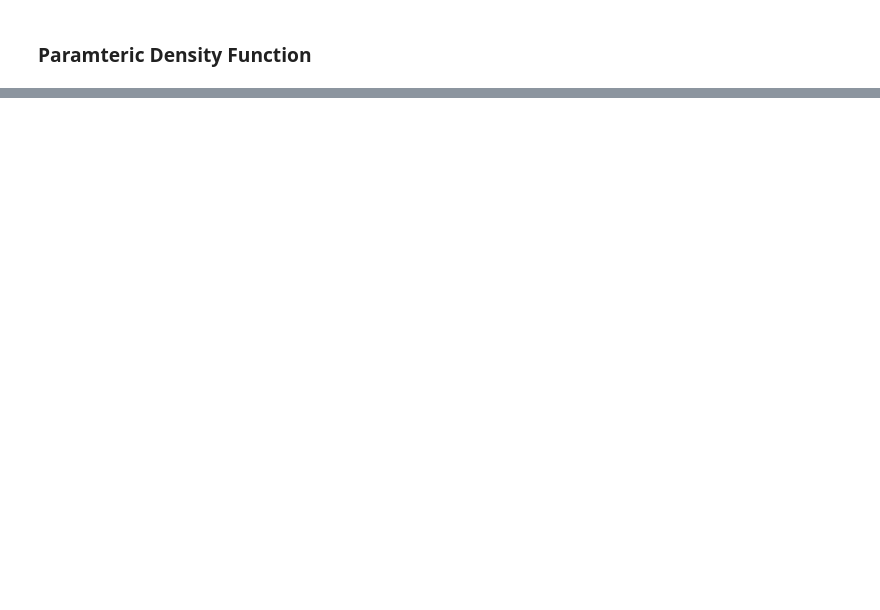
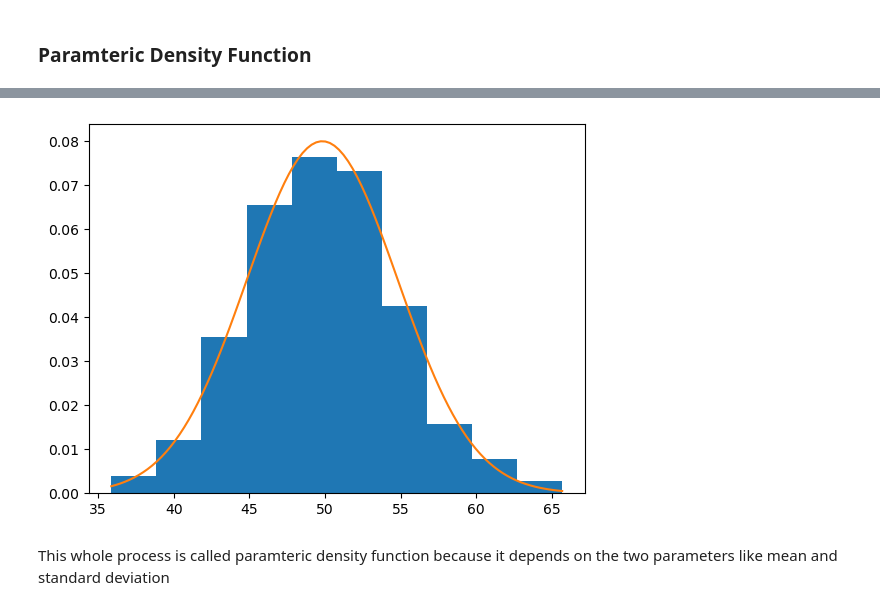
Before and after one commit to swayam-learning/python, a Jupyter notebook: maths_for_ml/maths.ipynb, the cells around one changed output, grey strips where cells are left out. Cells and saved outputs as stored; diff of their text form; code cells hidden in the pictures; blank space fills up the shorter version.

```diff
--- a/maths_for_ml/maths.ipynb
+++ b/maths_for_ml/maths.ipynb
@@ -83,0 +92,9 @@ sample.std()
+# %%
+sample_mean = sample.mean()
+sample_std = sample.std()
+# %%
+# fitting the mean , std on normal distribution function
+from scipy.stats import norm
+dist = norm(sample_mean,sample_std)
+# %%
+values  = np.linspace(sample.min(),sample.max(),100) # we generated 100 x values (the support values), from minimumm to maximum
@@ -83,0 +103,10 @@ sample.std()
+# %%
+probability_density = [dist.pdf(value) for value in values]
+# %%
+plt.hist(sample,bins=10,density=True)
+plt.plot(values,probability_density)
+plt.show()
+# %% [output]
+[figure, added]
+# %% [markdown]
+This whole process is called paramteric density function because it depends on the two parameters like mean and standard deviation
```
Also changed, not shown: parts of 12 cells of this notebook, 1 other file.
